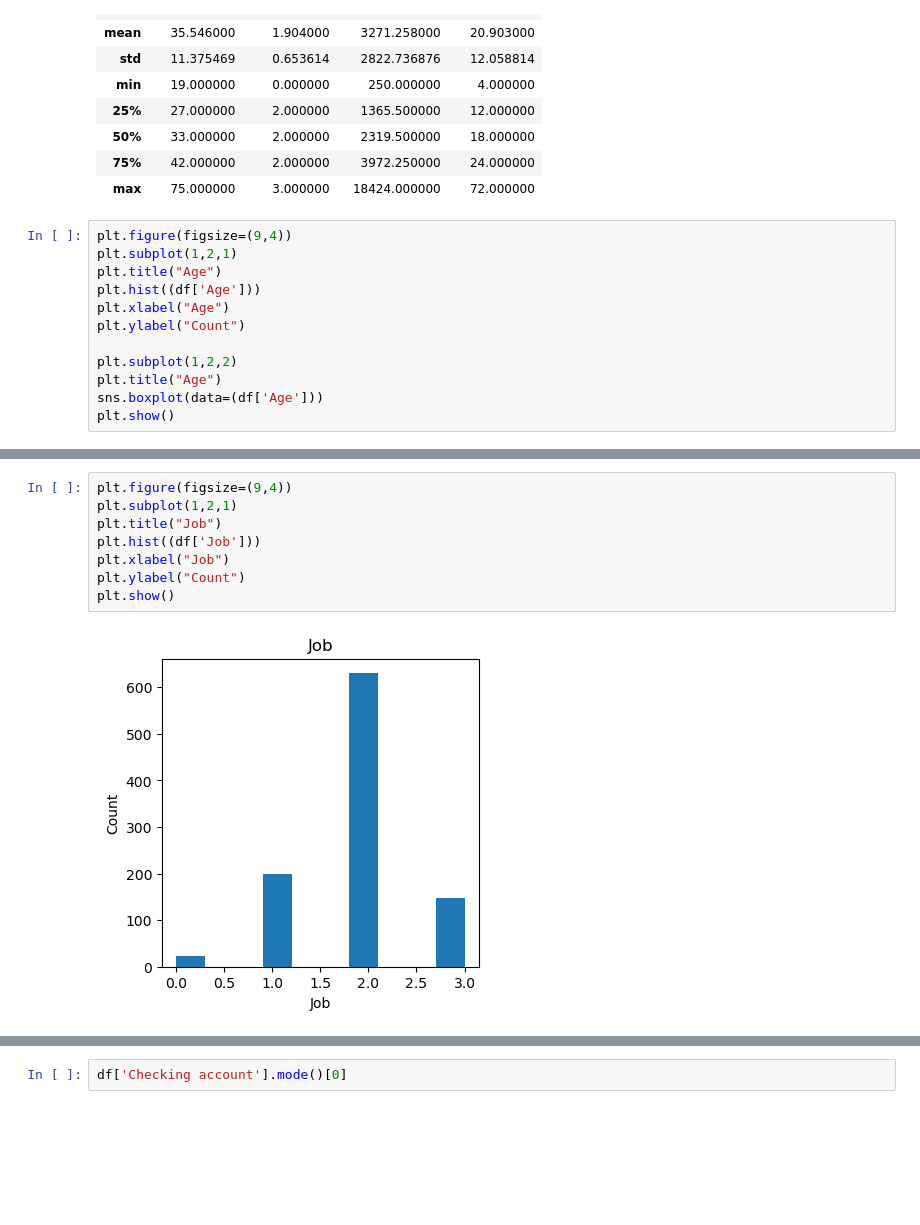
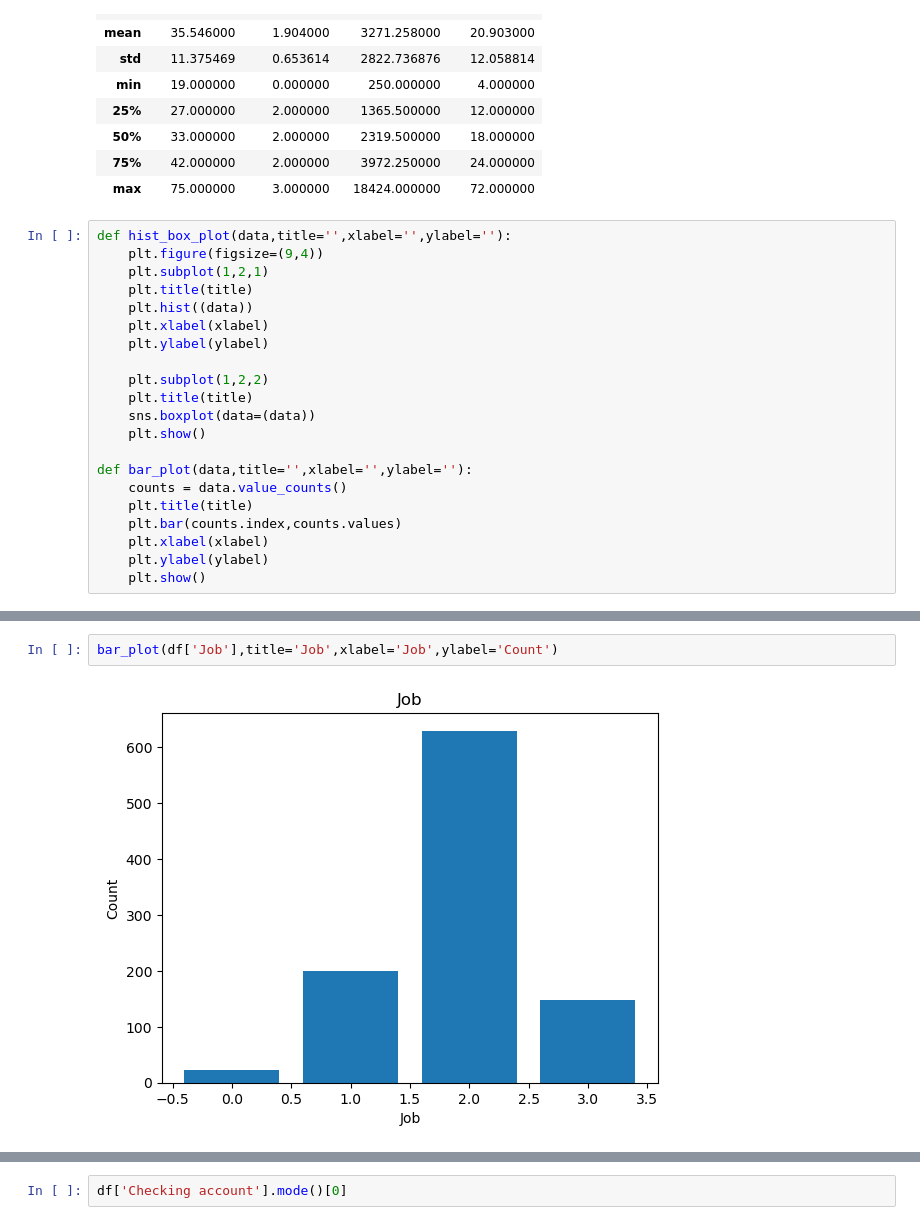
Before and after one commit to S4njuuu3291/german-credit-data, a Jupyter notebook: notebook/credit_risk_analysis.ipynb, the cells around one changed output, grey strips where cells are left out. Cells and saved outputs as stored; diff of their text form; blank space fills up the shorter version.

```diff
--- a/notebook/credit_risk_analysis.ipynb
+++ b/notebook/credit_risk_analysis.ipynb
@@ -56,14 +56,23 @@ df.describe()
 | 75% | 42.000000 | 2.000000 | 3972.250000 | 24.000000 |
 | max | 75.000000 | 3.000000 | 18424.000000 | 72.000000 |
 # %%
-plt.figure(figsize=(9,4))
-plt.subplot(1,2,1)
-plt.title("Age")
-plt.hist((df['Age']))
-plt.xlabel("Age")
-plt.ylabel("Count")
+def hist_box_plot(data,title='',xlabel='',ylabel=''):
+    plt.figure(figsize=(9,4))
+    plt.subplot(1,2,1)
+    plt.title(title)
+    plt.hist((data))
+    plt.xlabel(xlabel)
+    plt.ylabel(ylabel)
 
-plt.subplot(1,2,2)
-plt.title("Age")
-sns.boxplot(data=(df['Age']))
-plt.show()
+    plt.subplot(1,2,2)
+    plt.title(title)
+    sns.boxplot(data=(data))
+    plt.show()
+
+def bar_plot(data,title='',xlabel='',ylabel=''):
+    counts = data.value_counts()
+    plt.title(title)
+    plt.bar(counts.index,counts.values)
+    plt.xlabel(xlabel)
+    plt.ylabel(ylabel)
+    plt.show()
@@ -85,11 +94,5 @@ plt.show()
 # %%
-plt.figure(figsize=(9,4))
-plt.subplot(1,2,1)
-plt.title("Job")
-plt.hist((df['Job']))
-plt.xlabel("Job")
-plt.ylabel("Count")
-plt.show()
+bar_plot(df['Job'],title='Job',xlabel='Job',ylabel='Count')
 # %% [output]
-[figure, old version]
+[figure, new version]
 # %%
```
Also changed, not shown: parts of 20 cells of this notebook.
